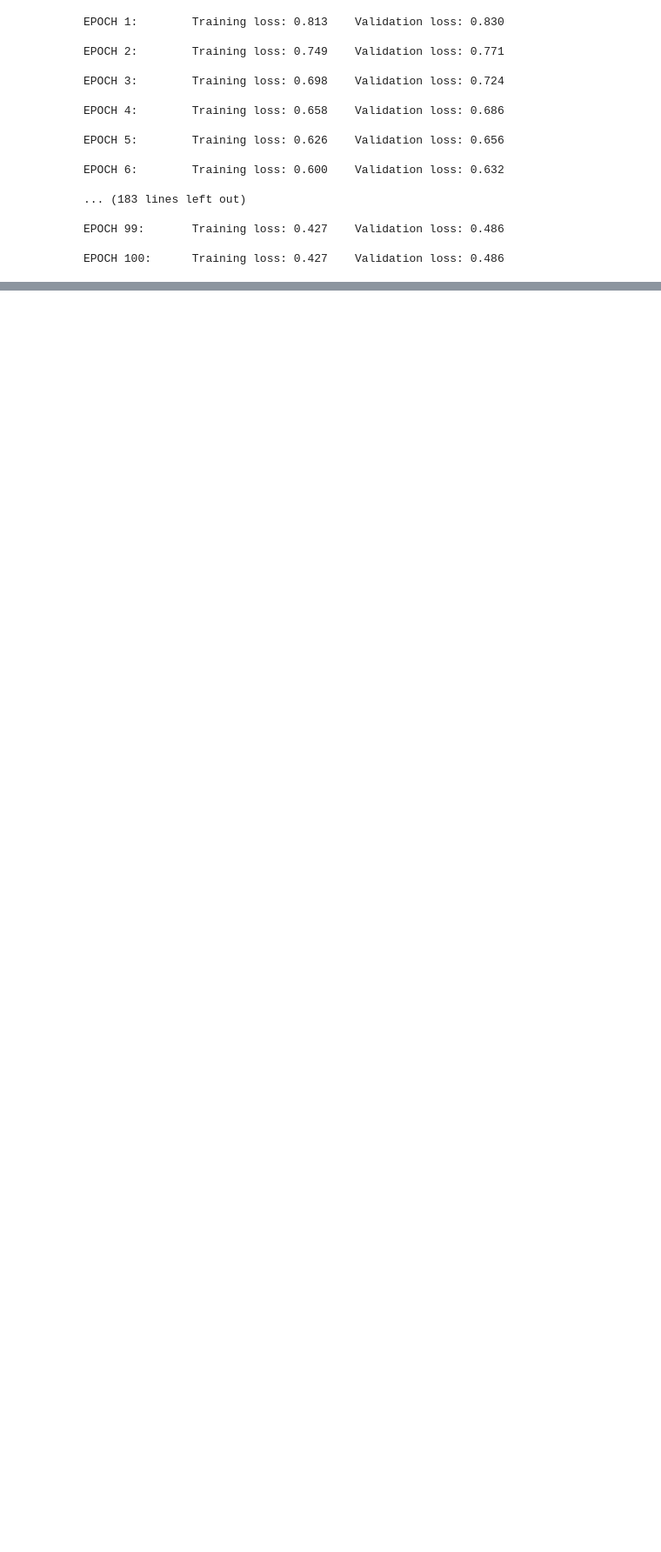
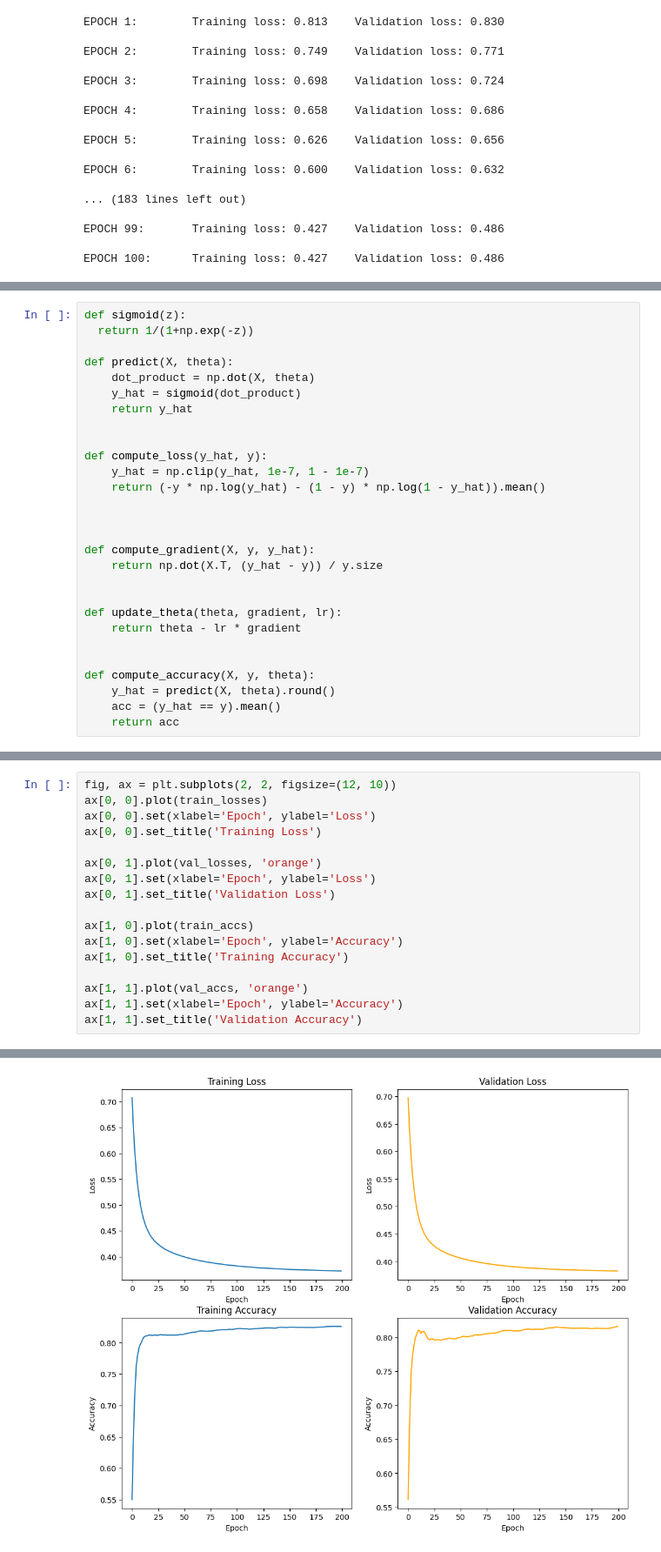
Before and after one commit to HuanAII/Excercise, a Jupyter notebook: ExerciseLogisticRegression_Titanic.ipynb, the cells around one changed output, grey strips where cells are left out. Shown at 87% size. Saved outputs shown, nothing was run; the diff lists cells and outputs as text; blank space fills up the shorter version.

```diff
--- a/ExerciseLogisticRegression_Titanic.ipynb
+++ b/ExerciseLogisticRegression_Titanic.ipynb
@@ -210,0 +334,28 @@ Text(0.5, 1.0, 'Validation Accuracy')
+# %%
+def sigmoid(z):
+  return 1/(1+np.exp(-z))
+
+def predict(X, theta):
+    dot_product = np.dot(X, theta)
+    y_hat = sigmoid(dot_product)
+    return y_hat
+
+
+def compute_loss(y_hat, y):
+    y_hat = np.clip(y_hat, 1e-7, 1 - 1e-7)
+    return (-y * np.log(y_hat) - (1 - y) * np.log(1 - y_hat)).mean()
+
+
+
+def compute_gradient(X, y, y_hat):
+    return np.dot(X.T, (y_hat - y)) / y.size
+
+
+def update_theta(theta, gradient, lr):
+    return theta - lr * gradient
+
+
+def compute_accuracy(X, y, theta):
+    y_hat = predict(X, theta).round()
+    acc = (y_hat == y).mean()
+    return acc
@@ -210,0 +427,18 @@ Text(0.5, 1.0, 'Validation Accuracy')
+# %%
+fig, ax = plt.subplots(2, 2, figsize=(12, 10))
+ax[0, 0].plot(train_losses)
+ax[0, 0].set(xlabel='Epoch', ylabel='Loss')
+ax[0, 0].set_title('Training Loss')
+
+ax[0, 1].plot(val_losses, 'orange')
+ax[0, 1].set(xlabel='Epoch', ylabel='Loss')
+ax[0, 1].set_title('Validation Loss')
+
+ax[1, 0].plot(train_accs)
+ax[1, 0].set(xlabel='Epoch', ylabel='Accuracy')
+ax[1, 0].set_title('Training Accuracy')
+
+ax[1, 1].plot(val_accs, 'orange')
+ax[1, 1].set(xlabel='Epoch', ylabel='Accuracy')
+ax[1, 1].set_title('Validation Accuracy')
+# %% [output]
@@ -210,0 +446 @@ Text(0.5, 1.0, 'Validation Accuracy')
+[figure, added]
```
Also changed, not shown: parts of 12 cells of this notebook.
